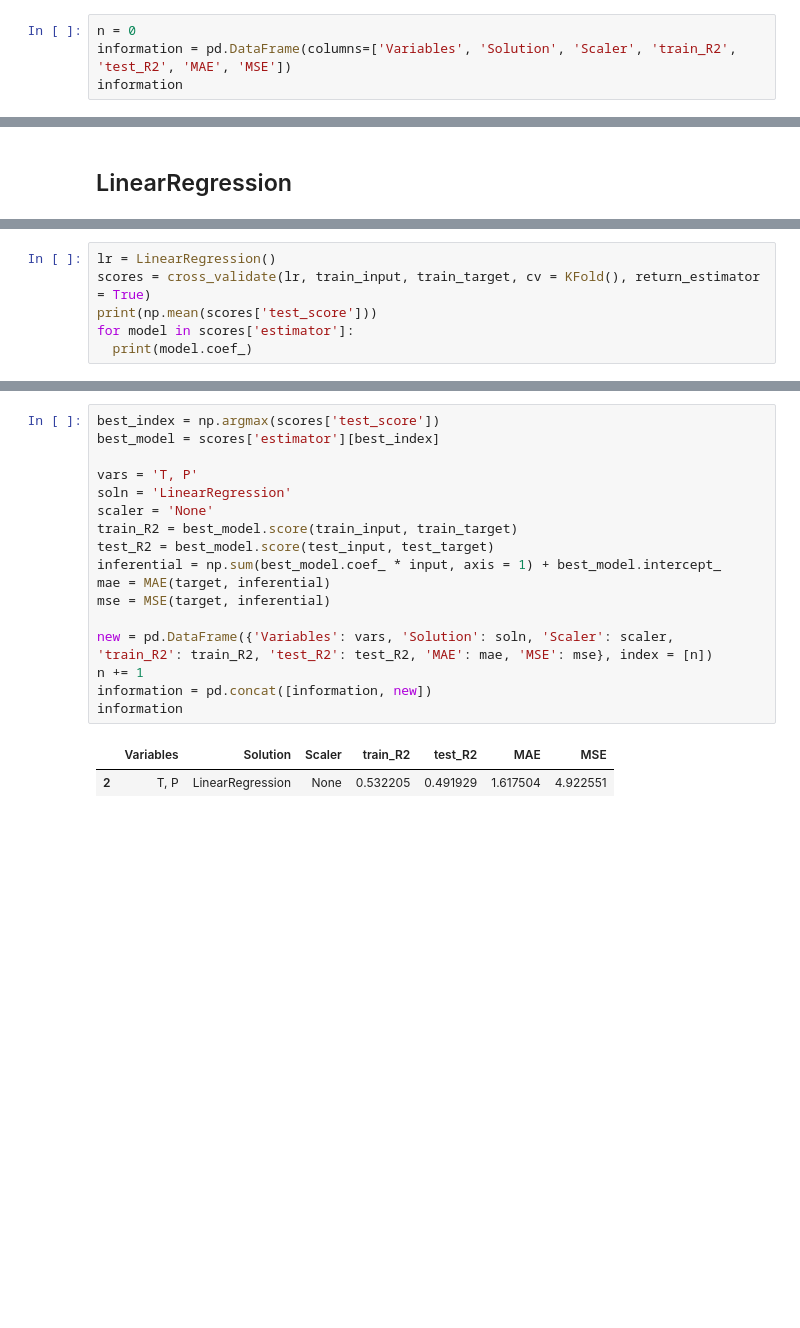
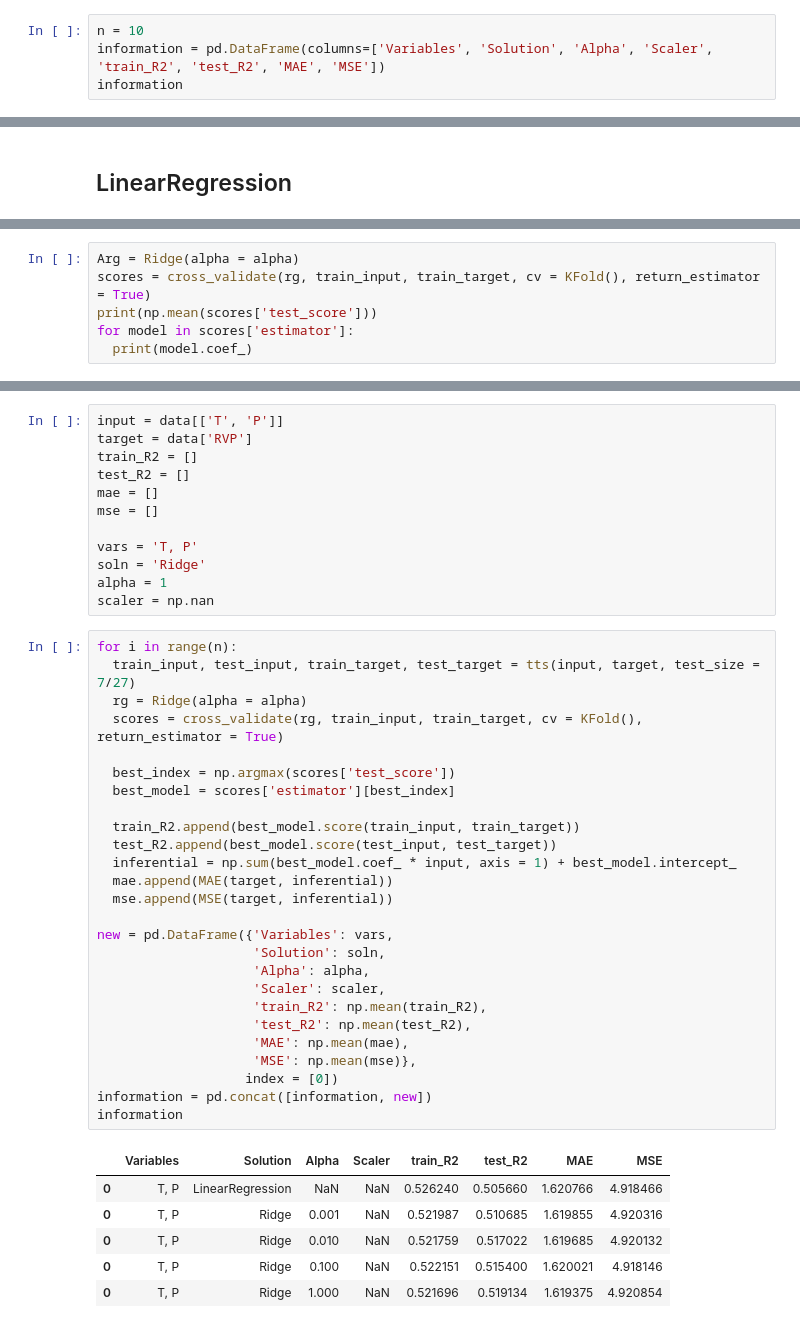
Before and after one commit to hoonzi-s/APC, a Jupyter notebook: #1 ALK _ 213BTMRVP Inferential _ Rev 1.ipynb, the cells around one changed output, grey strips where cells are left out. Saved outputs shown, nothing was run; the diff lists cells and outputs as text; blank space fills up the shorter version.

```diff
--- a/#1 ALK _ 213BTMRVP Inferential _ Rev 1.ipynb
+++ b/#1 ALK _ 213BTMRVP Inferential _ Rev 1.ipynb
@@ -93,7 +93,7 @@ See the caveats in the documentation: https://pandas.pydata.org/pandas-docs/stab
 | 2022-05-17 | 48.8 | 125.150054 | 333.044840 | 88.256575 | 125.313255 |
 2705 rows × 5 columns
 # %%
-n = 0
-information = pd.DataFrame(columns=['Variables', 'Solution', 'Scaler', 'train_R2', 'test_R2', 'MAE', 'MSE'])
+n = 10
+information = pd.DataFrame(columns=['Variables', 'Solution', 'Alpha', 'Scaler', 'train_R2', 'test_R2', 'MAE', 'MSE'])
 information
 # %% [output]
@@ -109,6 +283,6 @@ train_input, test_input, train_target, test_target = tts(input, target, test_siz
 # %%
-lr = LinearRegression()
-scores = cross_validate(lr, train_input, train_target, cv = KFold(), return_estimator = True)
+Arg = Ridge(alpha = alpha)
+scores = cross_validate(rg, train_input, train_target, cv = KFold(), return_estimator = True)
 print(np.mean(scores['test_score']))
 for model in scores['estimator']:
   print(model.coef_)
@@ -126,20 +298,45 @@ print(scores['test_score'])
+# %%
+input = data[['T', 'P']]
+target = data['RVP']
+train_R2 = []
+test_R2 = []
+mae = []
+mse = []
+
+vars = 'T, P'
+soln = 'Ridge'
+alpha = 1
+scaler = np.nan
 # %%
-best_index = np.argmax(scores['test_score'])
-best_model = scores['estimator'][best_index]
+for i in range(n):
+  train_input, test_input, train_target, test_target = tts(input, target, test_size = 7/27)
+  rg = Ridge(alpha = alpha)
+  scores = cross_validate(rg, train_input, train_target, cv = KFold(), return_estimator = True)
 
-vars = 'T, P'
-soln = 'LinearRegression'
-scaler = 'None'
-train_R2 = best_model.score(train_input, train_target)
-test_R2 = best_model.score(test_input, test_target)
-inferential = np.sum(best_model.coef_ * input, axis = 1) + best_model.intercept_
-mae = MAE(target, inferential)
-mse = MSE(target, inferential)
+  best_index = np.argmax(scores['test_score'])
+  best_model = scores['estimator'][best_index]
 
-new = pd.DataFrame({'Variables': vars, 'Solution': soln, 'Scaler': scaler, 'train_R2': train_R2, 'test_R2': test_R2, 'MAE': mae, 'MSE': mse}, index = [n])
-n += 1
+  train_R2.append(best_model.score(train_input, train_target))
+  test_R2.append(best_model.score(test_input, test_target))
+  inferential = np.sum(best_model.coef_ * input, axis = 1) + best_model.intercept_
+  mae.append(MAE(target, inferential))
+  mse.append(MSE(target, inferential))
+
+new = pd.DataFrame({'Variables': vars,
+                    'Solution': soln,
+                    'Alpha': alpha,
+                    'Scaler': scaler,
+                    'train_R2': np.mean(train_R2),
+                    'test_R2': np.mean(test_R2),
+                    'MAE': np.mean(mae),
+                    'MSE': np.mean(mse)},
+                   index = [0])
 information = pd.concat([information, new])
 information
 # %% [output]
-|  | Variables | Solution | Scaler | train_R2 | test_R2 | MAE | MSE |
-| 2 | T, P | LinearRegression | None | 0.532205 | 0.491929 | 1.617504 | 4.922551 |
+|  | Variables | Solution | Alpha | Scaler | train_R2 | test_R2 | MAE | MSE |
+| 0 | T, P | LinearRegression | NaN | NaN | 0.526240 | 0.505660 | 1.620766 | 4.918466 |
+| 0 | T, P | Ridge | 0.001 | NaN | 0.521987 | 0.510685 | 1.619855 | 4.920316 |
+| 0 | T, P | Ridge | 0.010 | NaN | 0.521759 | 0.517022 | 1.619685 | 4.920132 |
+| 0 | T, P | Ridge | 0.100 | NaN | 0.522151 | 0.515400 | 1.620021 | 4.918146 |
+| 0 | T, P | Ridge | 1.000 | NaN | 0.521696 | 0.519134 | 1.619375 | 4.920854 |
```
Also changed, not shown: parts of 55 cells of this notebook.
